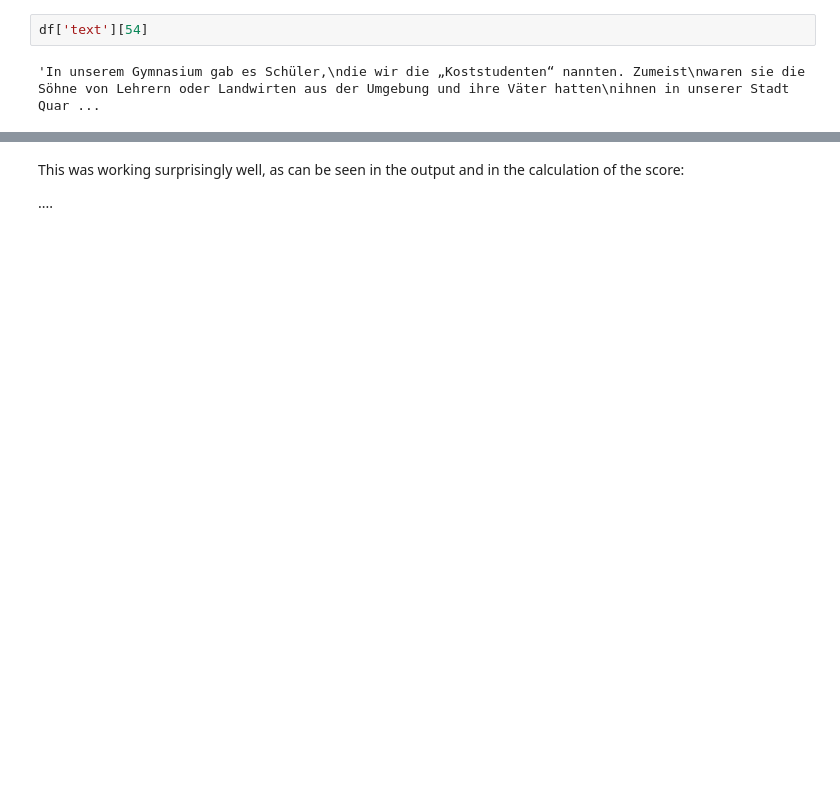
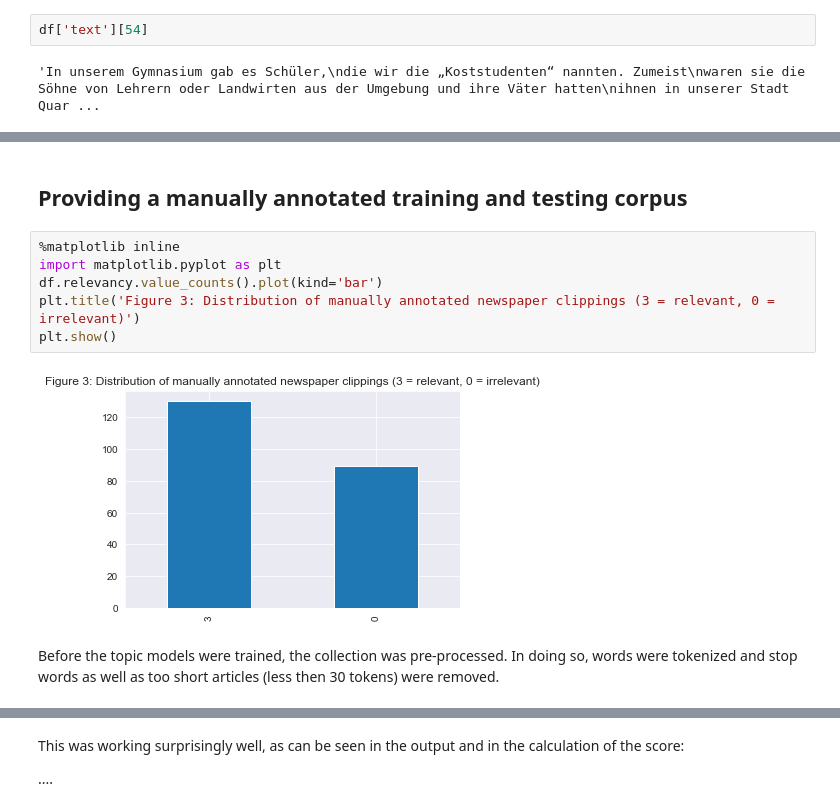
Before and after one commit to soberbichler/Topic-specific-corpus-building_OberbichlerPfanzelter, a Jupyter notebook: news_article_similarity_remigration_notebook.ipynb, the cells around one changed output, grey strips where cells are left out. Drawn from its saved outputs; the diff is of its cells as text; blank space fills up the shorter version.

```diff
--- a/news_article_similarity_remigration_notebook.ipynb
+++ b/news_article_similarity_remigration_notebook.ipynb
@@ -94,0 +99,12 @@ df['text'][54]
+# %% [markdown]
+## Providing a manually annotated training and testing corpus
+# %%
+%matplotlib inline
+import matplotlib.pyplot as plt
+df.relevancy.value_counts().plot(kind='bar')
+plt.title('Figure 3: Distribution of manually annotated newspaper clippings (3 = relevant, 0 = irrelevant)')
+plt.show()
+# %% [output]
+[figure, added]
+# %% [markdown]
+Before the topic models were trained, the collection was pre-processed. In doing so, words were tokenized and stop words as well as too short articles (less then 30 tokens) were removed.
```
Also changed, not shown: parts of 61 cells of this notebook.
